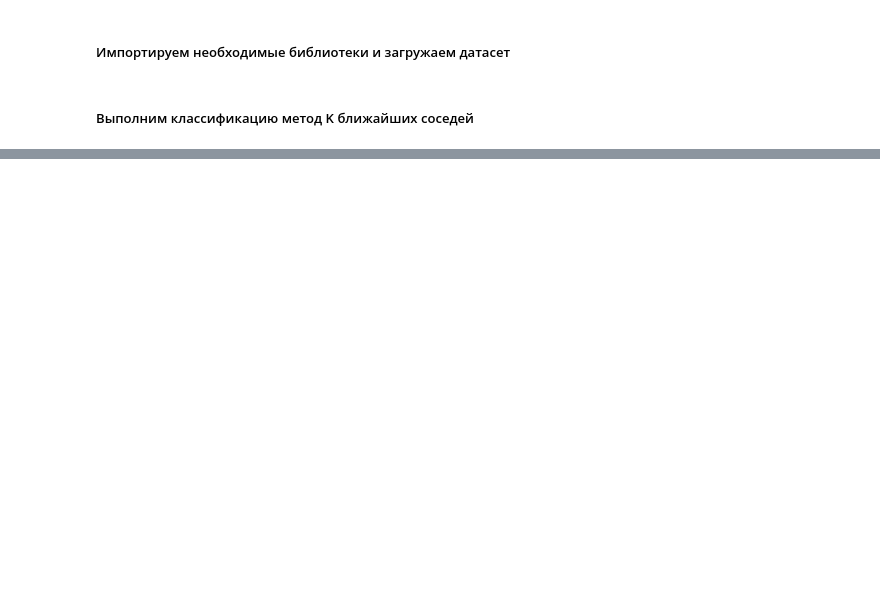
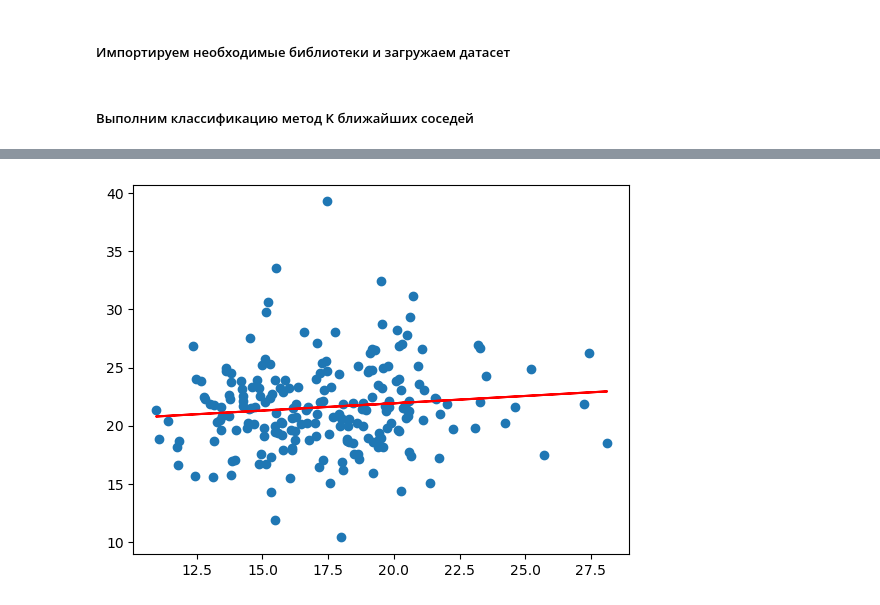
Before and after one commit to stefoff/vvsu_ml, a Jupyter notebook: Lab4/Lab4.ipynb, the cells around one changed output, grey strips where cells are left out. Saved outputs shown, nothing was run; the diff lists cells and outputs as text; code cells hidden in the pictures; blank space fills up the shorter version.

```diff
--- a/Lab4/Lab4.ipynb
+++ b/Lab4/Lab4.ipynb
@@ -35,0 +336,7 @@ array([0, 1, 1, 1, 1, 1, 0, 1, 1, 1, 0, 1, 0, 0, 0, 1, 1, 0, 1, 1, 0, 1,
+# %%
+plt.scatter(texture_mean, radius_mean)
+plt.plot(texture_mean, radius_meanPred, color="red")
+
+plt.show()
+# %% [output]
+[figure, added]
```
Also changed, not shown: parts of 47 cells of this notebook.
